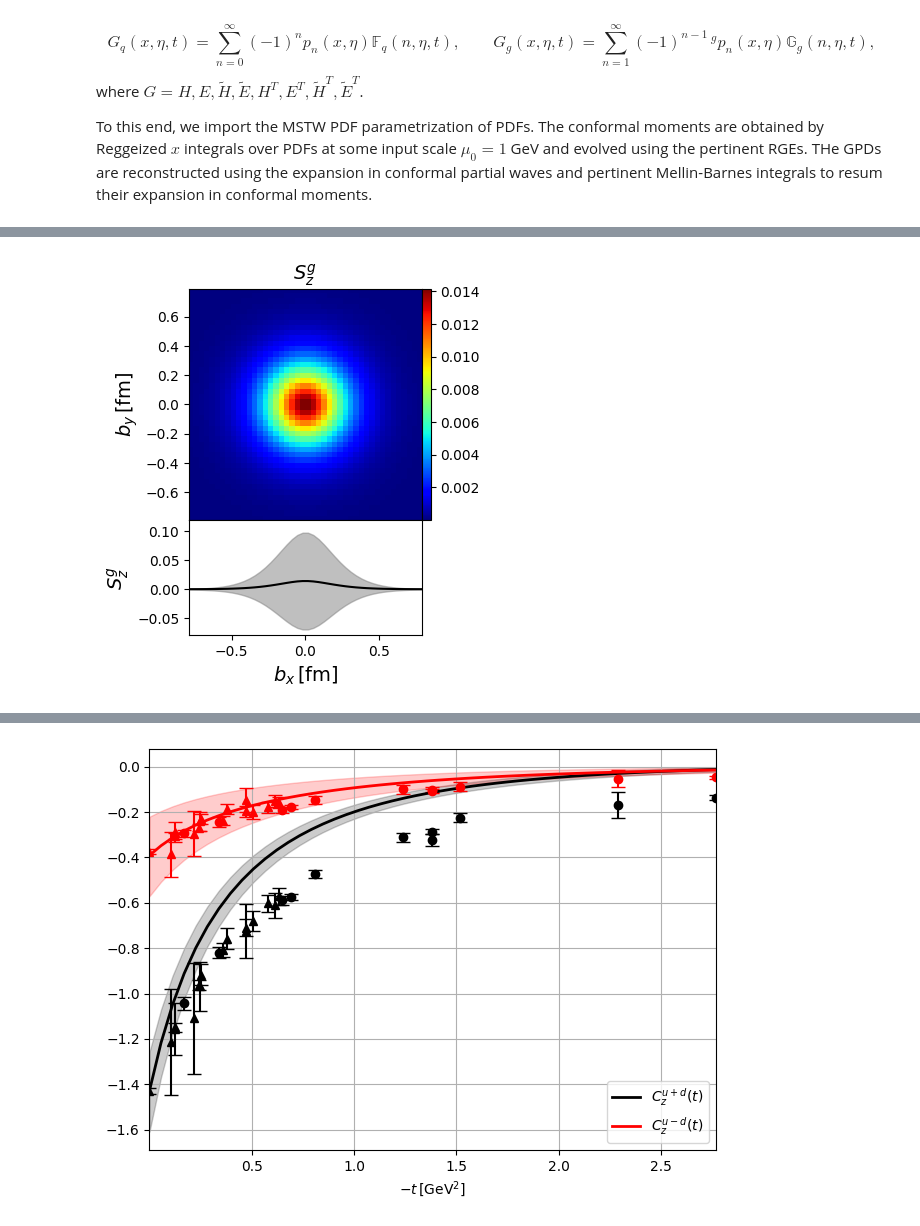
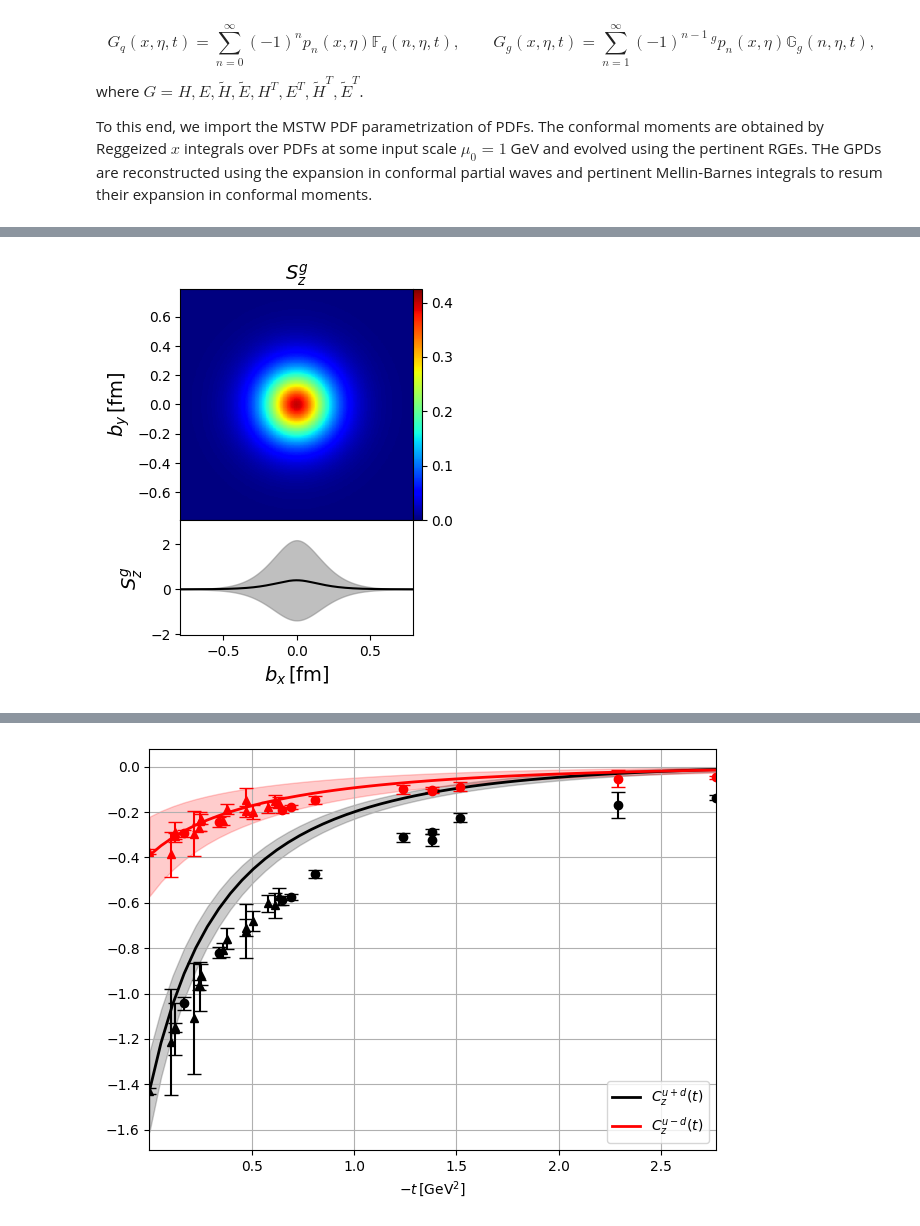
Before and after one commit to HechenMountain/stringy-gpds, a Jupyter notebook: StringBasedGPD.ipynb, the cells around one changed output, grey strips where cells are left out. Cells and saved outputs as stored; diff of their text form; code cells hidden in the pictures.

Commit message:
Add write out and read out for GPDs and FTs Include E moments and GPDs

```diff
--- a/StringBasedGPD.ipynb
+++ b/StringBasedGPD.ipynb
@@ -55,4 +74,4 @@ Time for plot computation for parameters (eta,t) = ((0.33, -0.69)): 0.036381 sec
 # %%
-plot_fourier_transform_gluon_helicity(0,1,read_from_file=True,write_to_file=False,b_max=4)
+plot_fourier_transform_singlet_helicity(0,2,particle="gluon",read_from_file=True,write_to_file=False,b_max=4, n_b = 50, vmin=0,vmax=.425)
 # %% [output]
-[figure, old version]
+[figure, new version]
```
Also changed, not shown: parts of 30 cells of this notebook, 1 other file.
